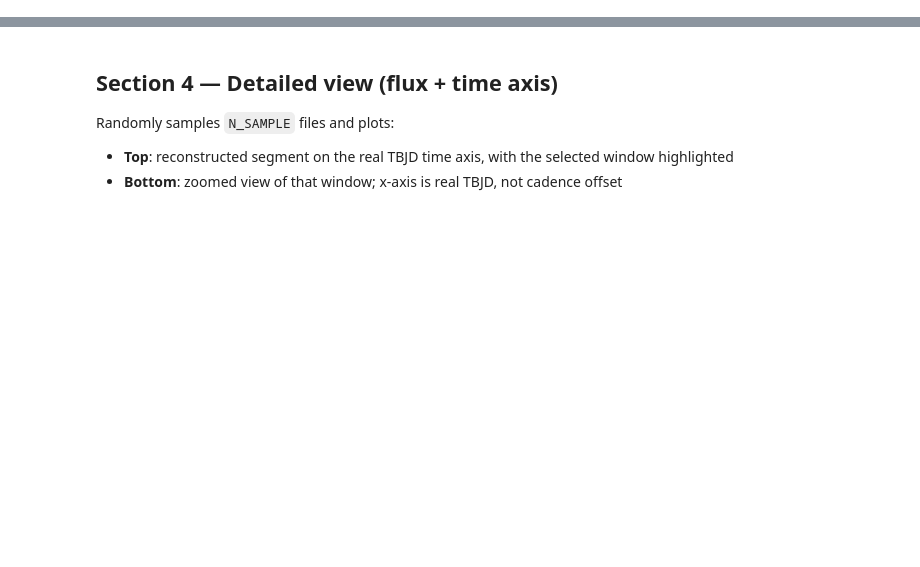
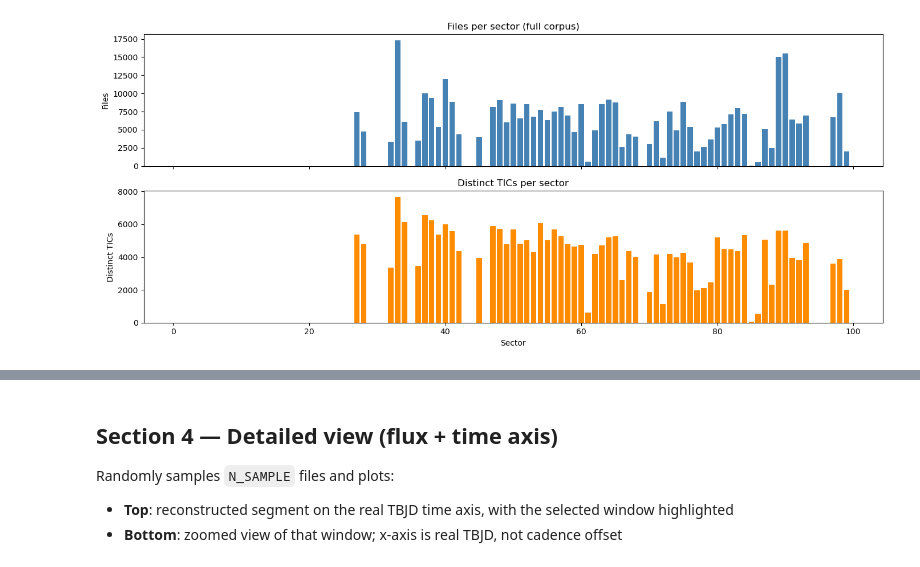
Before and after one commit to BrightonLiu-zZ/Stellar-World-Model, a Jupyter notebook: src/notebooks/inspect_sequences.ipynb, the cells around one changed output, grey strips where cells are left out. Cells and saved outputs as stored; diff of their text form; code cells hidden in the pictures; blank space fills up the shorter version.

```diff
--- a/src/notebooks/inspect_sequences.ipynb
+++ b/src/notebooks/inspect_sequences.ipynb
@@ -193,0 +351,26 @@ Failed files:
+# %%
+def plot_per_sector_coverage(df: pd.DataFrame) -> None:
+    """Two-panel bar chart: files-per-sector and distinct-TICs-per-sector (full corpus)."""
+    if df.empty:
+        print("Empty corpus index.")
+        return
+    files_per_sector = df.groupby("sector").size()
+    tics_per_sector  = df.groupby("sector")["tic_id"].nunique()
+    sectors = list(range(1, int(df["sector"].max()) + 1))
+
+    fig, axes = plt.subplots(2, 1, figsize=(14, 6), sharex=True)
+    axes[0].bar(sectors, [files_per_sector.get(s, 0) for s in sectors], color="steelblue")
+    axes[0].set_ylabel("Files"); axes[0].set_title("Files per sector (full corpus)")
+    axes[1].bar(sectors, [tics_per_sector.get(s, 0) for s in sectors], color="darkorange")
+    axes[1].set_ylabel("Distinct TICs"); axes[1].set_xlabel("Sector")
+    axes[1].set_title("Distinct TICs per sector")
+    plt.tight_layout(); plt.show()
+
+    empty = [s for s in sectors if files_per_sector.get(s, 0) == 0]
+    if empty:
+        print(f"WARNING: sectors with 0 files: {empty}")
+
+
+plot_per_sector_coverage(corpus_df)
+# %% [output]
+[figure, added]
```
Also changed, not shown: parts of 21 cells of this notebook.
